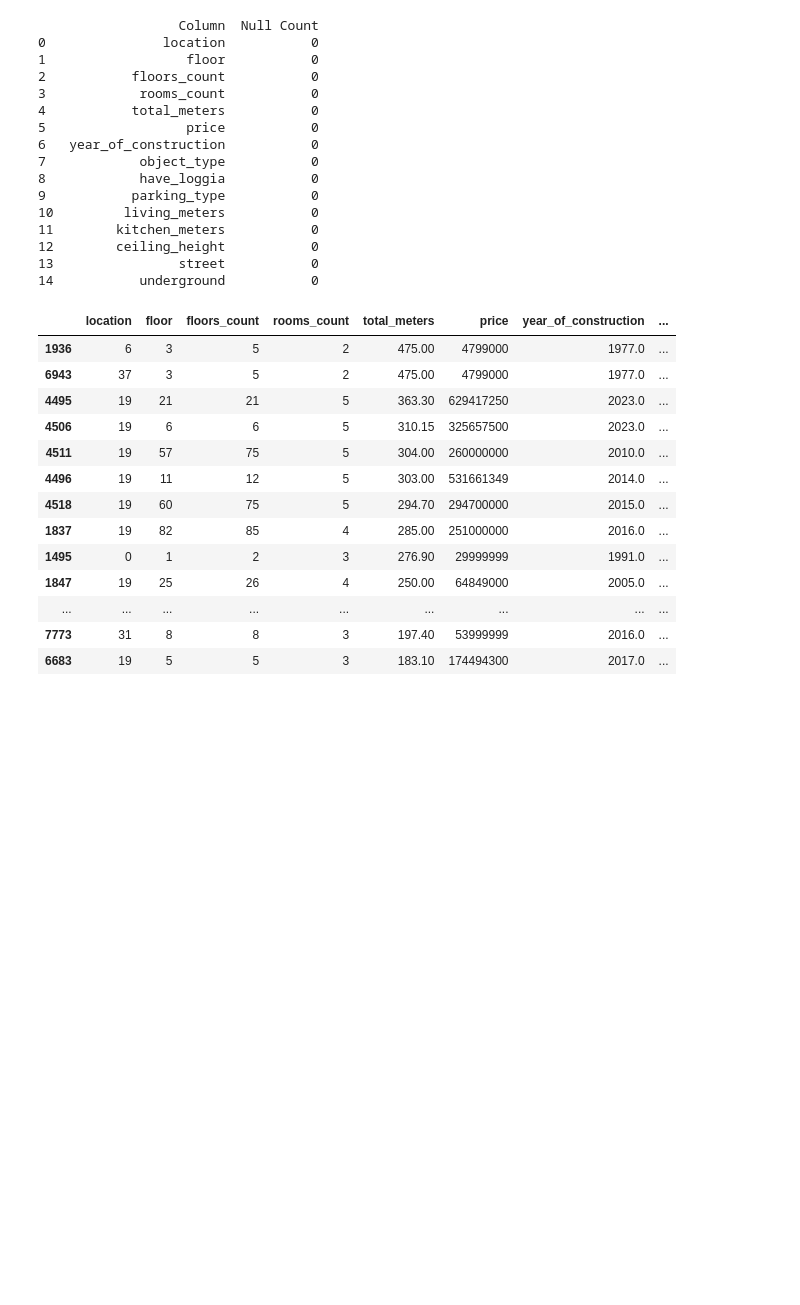
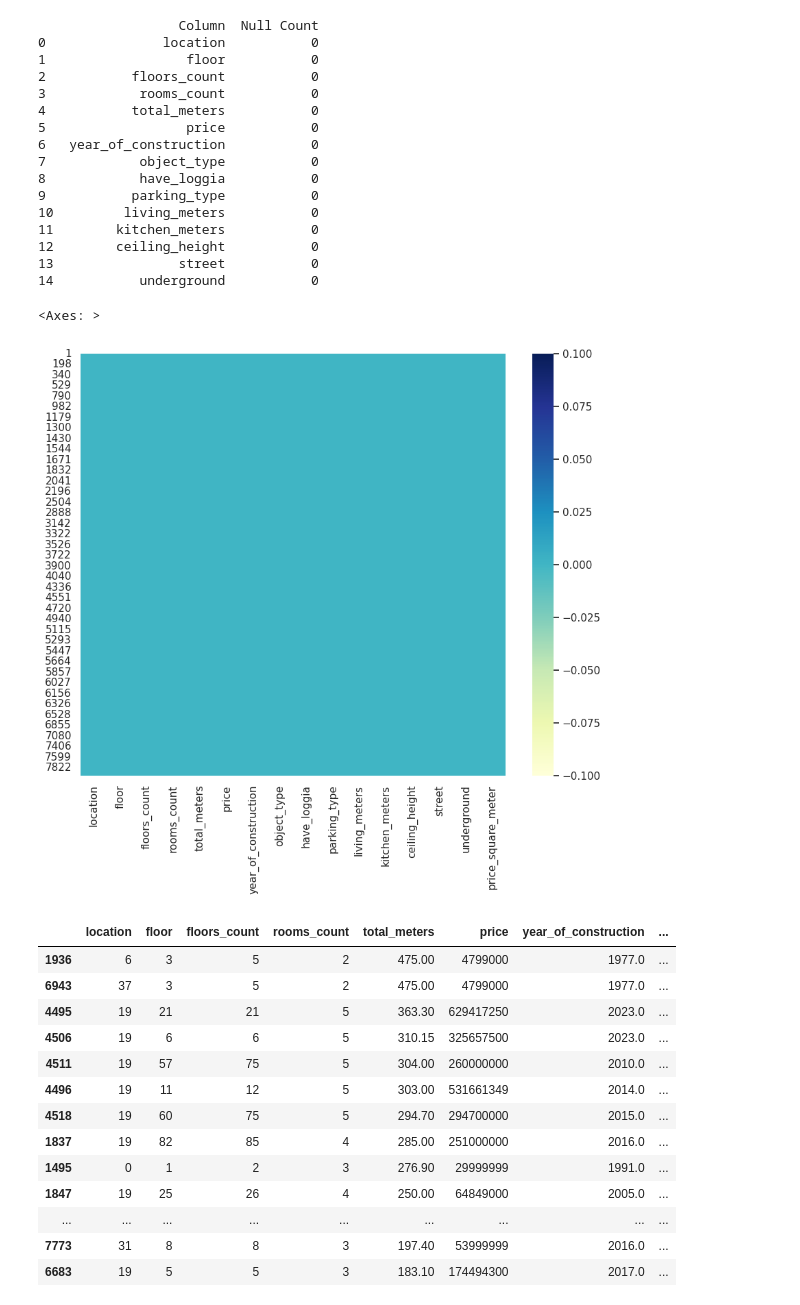
Before and after one commit to Tema13379/cian_progect, a Jupyter notebook: home.ipynb, the cells around one changed output. Cells and saved outputs as stored; diff of their text form; code cells hidden in the pictures; blank space fills up the shorter version.

```diff
--- a/home.ipynb
+++ b/home.ipynb
@@ -811,6 +811,12 @@ print(null_counts)
 12        ceiling_height           0
 13                street           0
 14           underground           0
+# %%
+plt.figure(figsize=(10, 8))
+sns.heatmap(df.isnull(), cmap='YlGnBu')
+# %% [output]
+<Axes: >
+[figure, added]
 # %%
 df.loc[df['total_meters'].nlargest(20).index]
 # %% [output]
```
